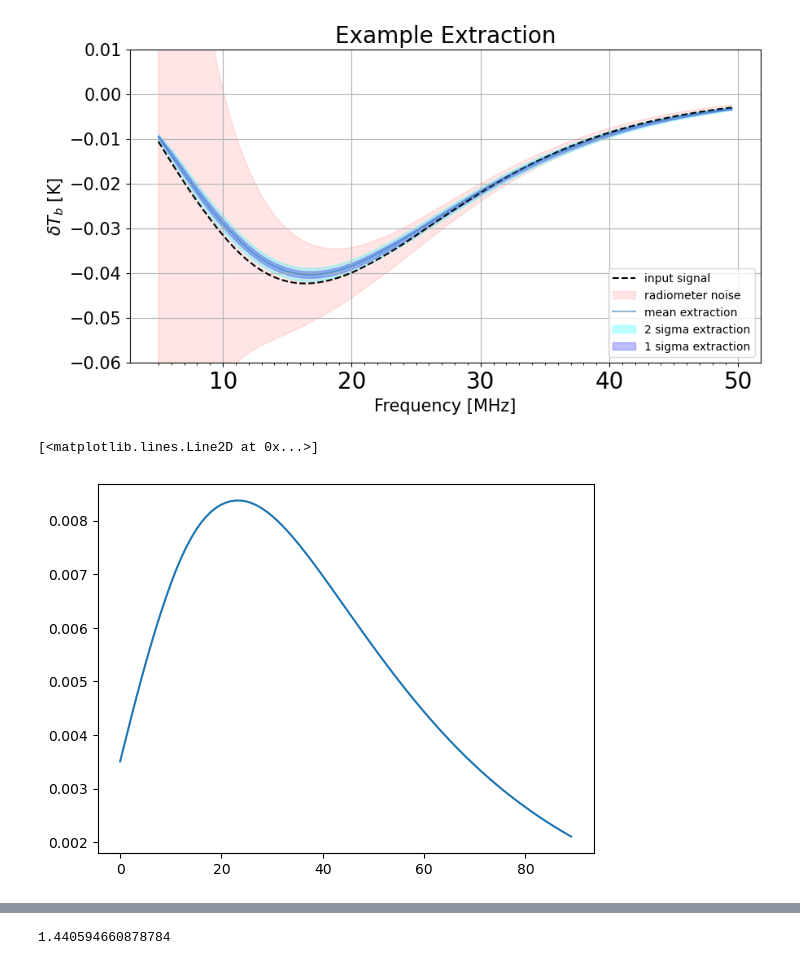
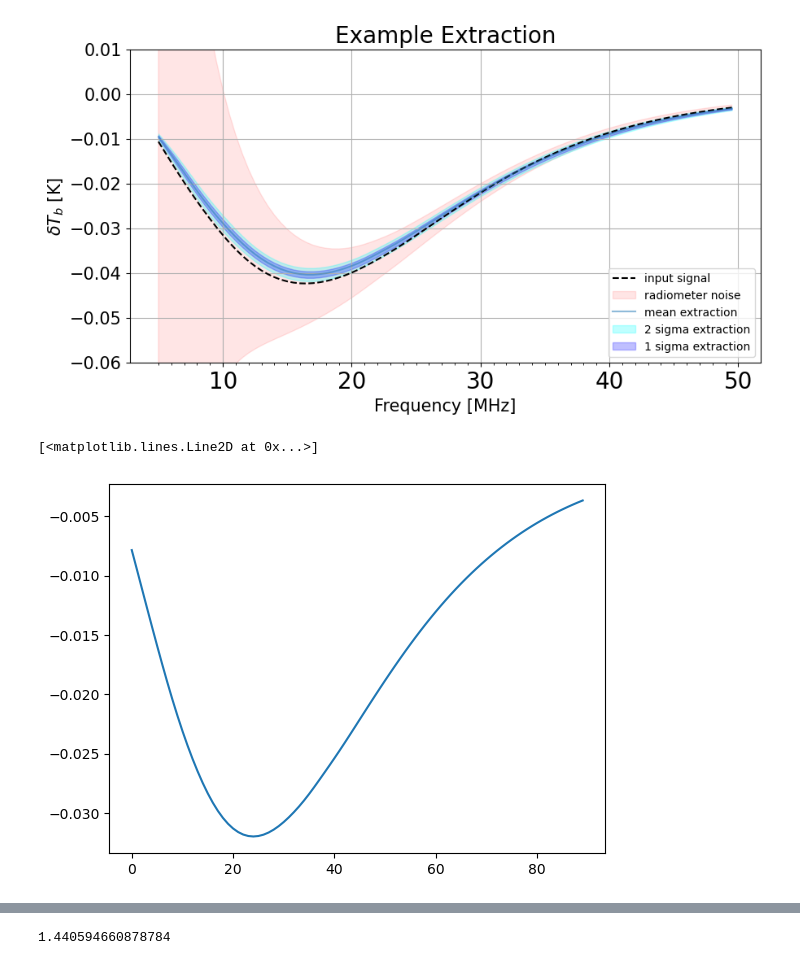
Before and after one commit to daba9359/Exotic_Models, a Jupyter notebook: Caden_Stuff.ipynb, the cells around one changed output, grey strips where cells are left out. Drawn from its saved outputs; the diff is of its cells as text; code cells hidden in the pictures.

```diff
--- a/Caden_Stuff.ipynb
+++ b/Caden_Stuff.ipynb
@@ -341,11 +342,11 @@ plt.legend()
 <matplotlib.legend.Legend at 0x...>
 [figure]
 # %%
-n=0
+n=2
 plt.plot(DMAN_training_set_curves[n])
 # %% [output]
 [<matplotlib.lines.Line2D at 0x...>]
-[figure, old version]
+[figure, new version]
 # %%
 # Important variables:
 N_extractions = 100
```
Also changed, not shown: parts of 7 cells of this notebook, 1 other file.
